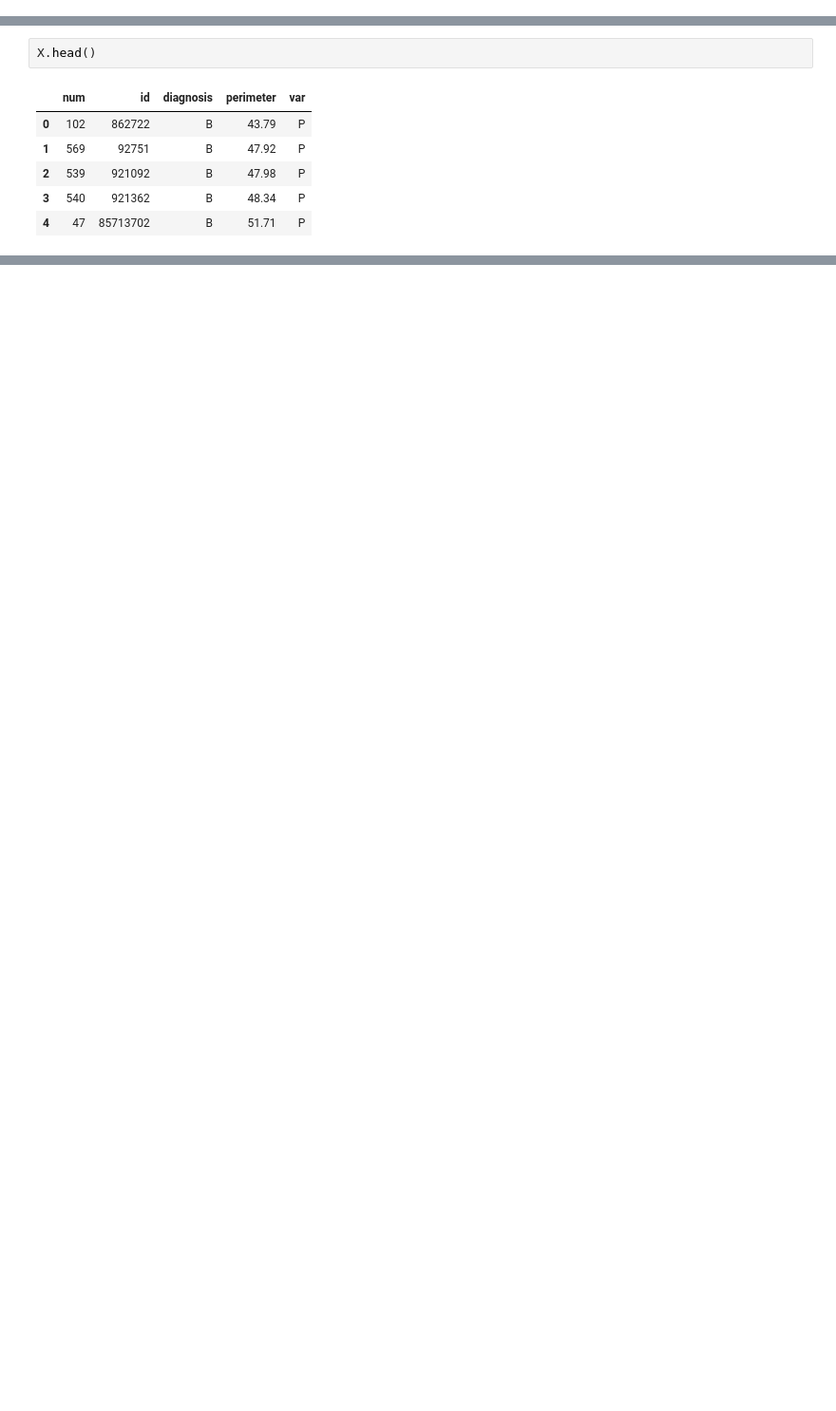
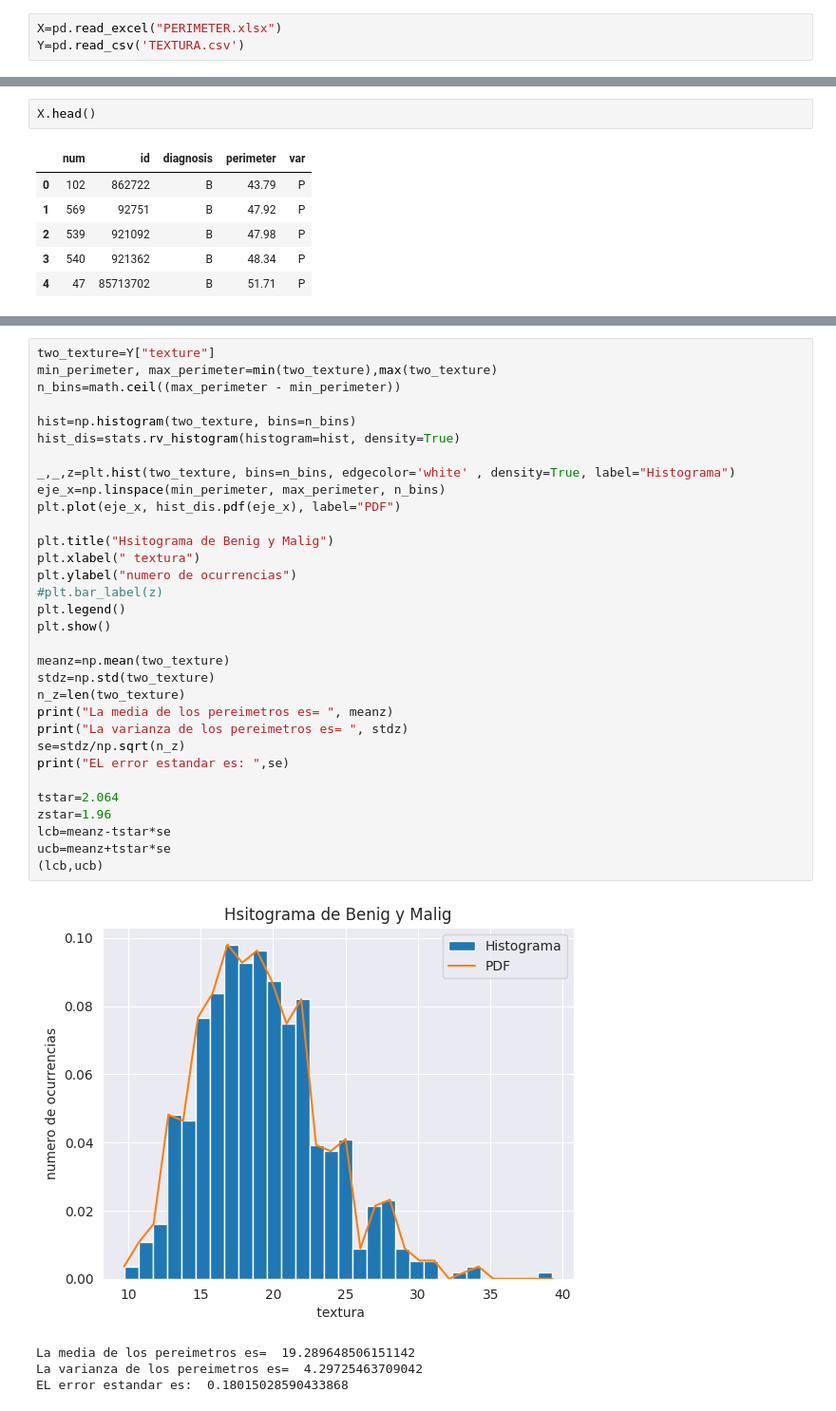
Before and after one commit to GORDIAN12/cancer-detection, a Jupyter notebook: sample.ipynb, the cells around one changed output, grey strips where cells are left out. Shown at 95% size. Drawn from its saved outputs; the diff is of its cells as text; blank space fills up the shorter version.

```diff
--- a/sample.ipynb
+++ b/sample.ipynb
@@ -21,0 +10,3 @@ X.info()
+# %%
+X=pd.read_excel("PERIMETER.xlsx")
+Y=pd.read_csv('TEXTURA.csv')
@@ -71,0 +55,37 @@ for tamano in tamano_muestra:
+# %%
+two_texture=Y["texture"]
+min_perimeter, max_perimeter=min(two_texture),max(two_texture)
+n_bins=math.ceil((max_perimeter - min_perimeter))
+
+hist=np.histogram(two_texture, bins=n_bins)
+hist_dis=stats.rv_histogram(histogram=hist, density=True)
+
+_,_,z=plt.hist(two_texture, bins=n_bins, edgecolor='white' , density=True, label="Histograma")
+eje_x=np.linspace(min_perimeter, max_perimeter, n_bins)
+plt.plot(eje_x, hist_dis.pdf(eje_x), label="PDF")
+
+plt.title("Hsitograma de Benig y Malig")
+plt.xlabel(" textura")
+plt.ylabel("numero de ocurrencias")
+#plt.bar_label(z)
+plt.legend()
+plt.show()
+
+meanz=np.mean(two_texture)
+stdz=np.std(two_texture)
+n_z=len(two_texture)
+print("La media de los pereimetros es= ", meanz)
+print("La varianza de los pereimetros es= ", stdz)
+se=stdz/np.sqrt(n_z)
+print("EL error estandar es: ",se)
+
+tstar=2.064
+zstar=1.96
+lcb=meanz-tstar*se
+ucb=meanz+tstar*se
+(lcb,ucb)
+# %% [output]
+[figure, added]
+La media de los pereimetros es=  19.289648506151142
+La varianza de los pereimetros es=  4.29725463709042
+EL error estandar es:  0.18015028590433868
```
Also changed, not shown: parts of 23 cells of this notebook, 1 other file.
